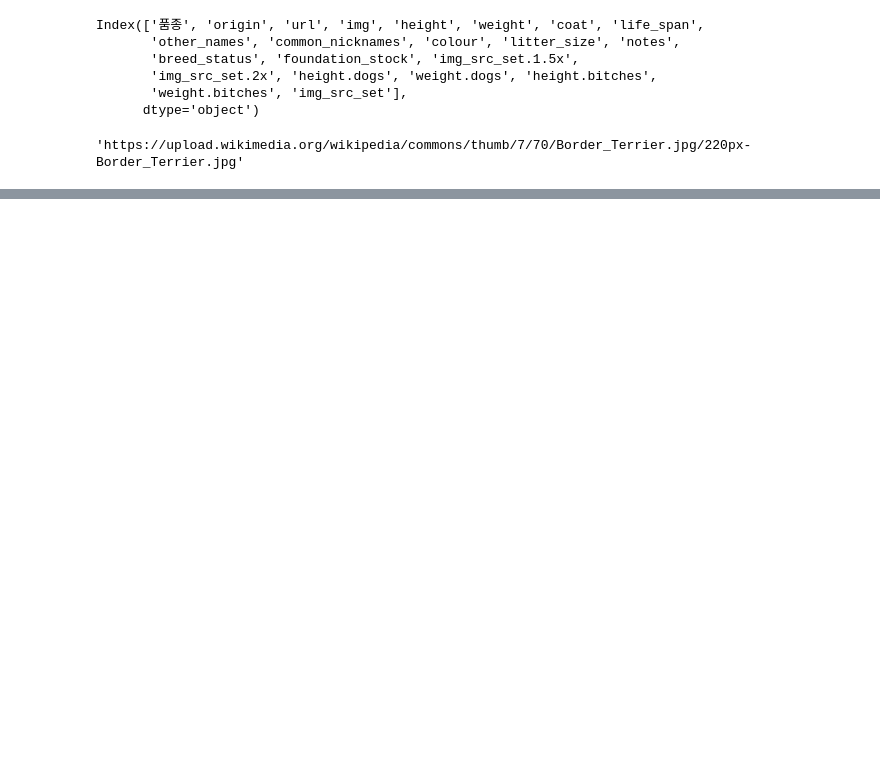
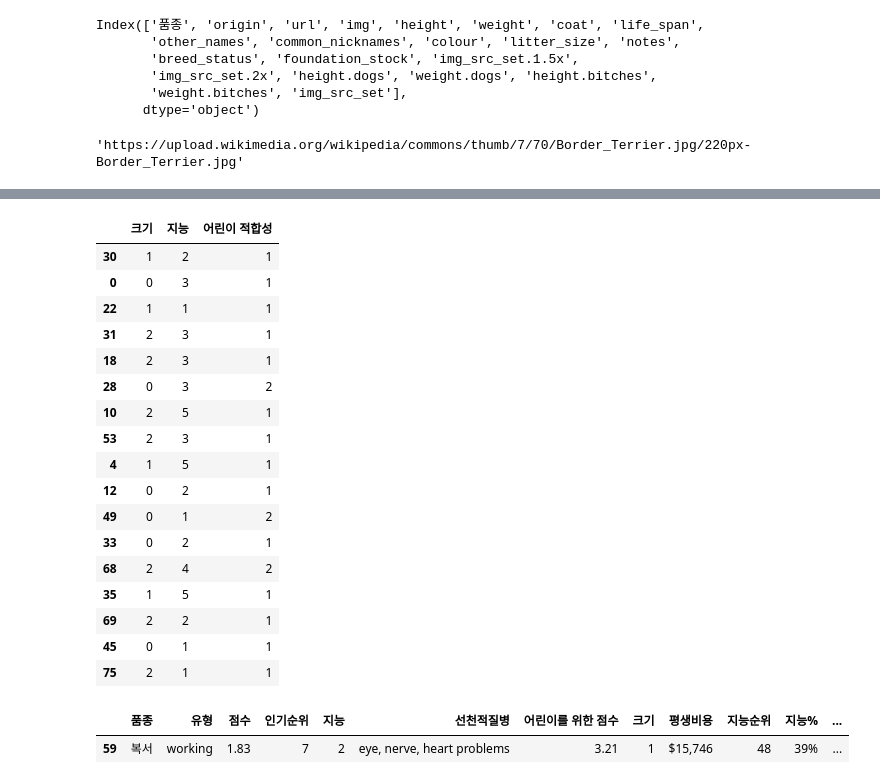
Before and after one commit to junnnnghee/dog-breed-app, a Jupyter notebook: test.ipynb, the cells around one changed output, grey strips where cells are left out. Drawn from its saved outputs; the diff is of its cells as text; code cells hidden in the pictures; blank space fills up the shorter version.

```diff
--- a/test.ipynb
+++ b/test.ipynb
@@ -309,0 +480,26 @@ breed_img
+# %%
+X_test
+# %% [output]
+|  | 크기 | 지능 | 어린이 적합성 |
+| 30 | 1 | 2 | 1 |
+| 0 | 0 | 3 | 1 |
+| 22 | 1 | 1 | 1 |
+| 31 | 2 | 3 | 1 |
+| 18 | 2 | 3 | 1 |
+| 28 | 0 | 3 | 2 |
+| 10 | 2 | 5 | 1 |
+| 53 | 2 | 3 | 1 |
+| 4 | 1 | 5 | 1 |
+| 12 | 0 | 2 | 1 |
+| 49 | 0 | 1 | 2 |
+| 33 | 0 | 2 | 1 |
+| 68 | 2 | 4 | 2 |
+| 35 | 1 | 5 | 1 |
+| 69 | 2 | 2 | 1 |
+| 45 | 0 | 1 | 1 |
+| 75 | 2 | 1 | 1 |
+# %%
+df.loc[df['품종'] == '복서']
+# %% [output]
+|  | 품종 | 유형 | 점수 | 인기순위 | 지능 | 선천적질병 | 어린이를 위한 점수 | 크기 | 평생비용 | 지능순위 | 지능% | ... |
+| 59 | 복서 | working | 1.83 | 7 | 2 | eye, nerve, heart problems | 3.21 | 1 | $15,746 | 48 | 39% | ... |
```
Also changed, not shown: parts of 21 cells of this notebook, 3 other files.
